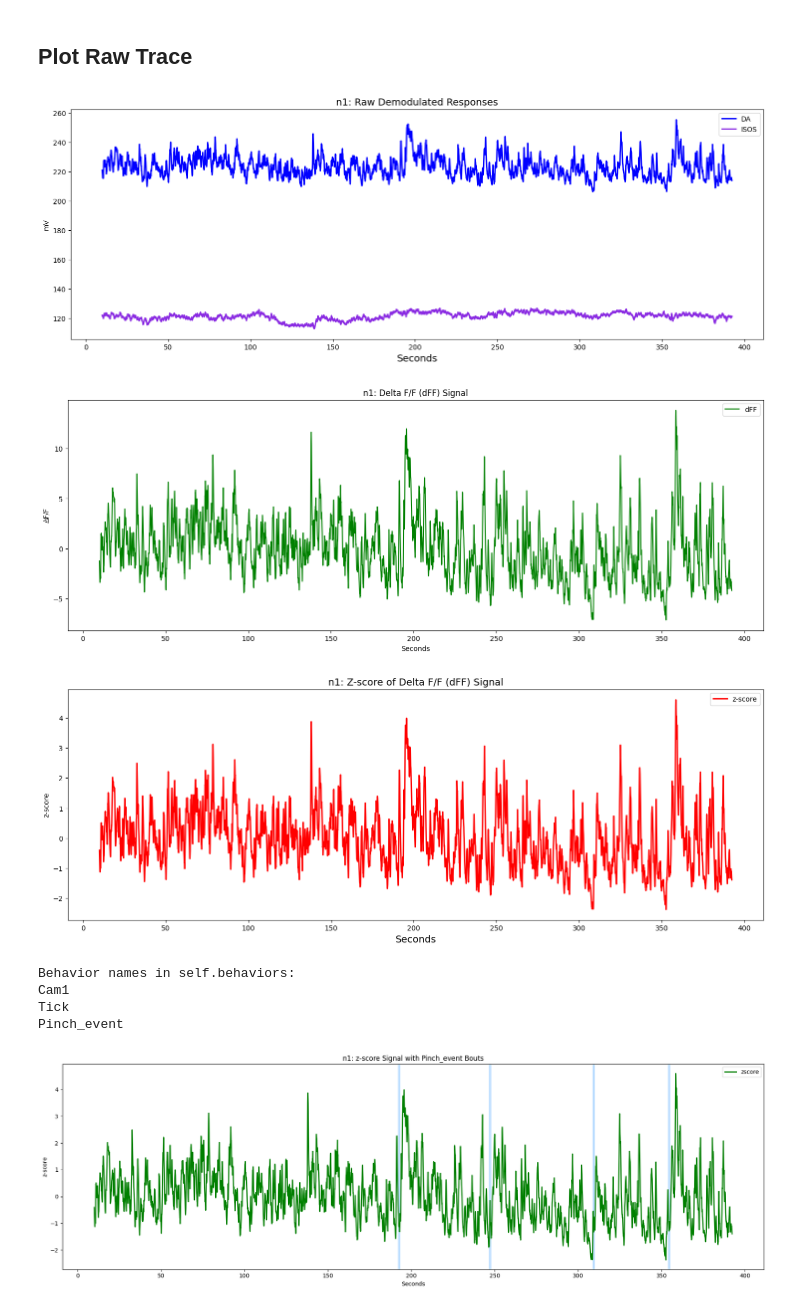
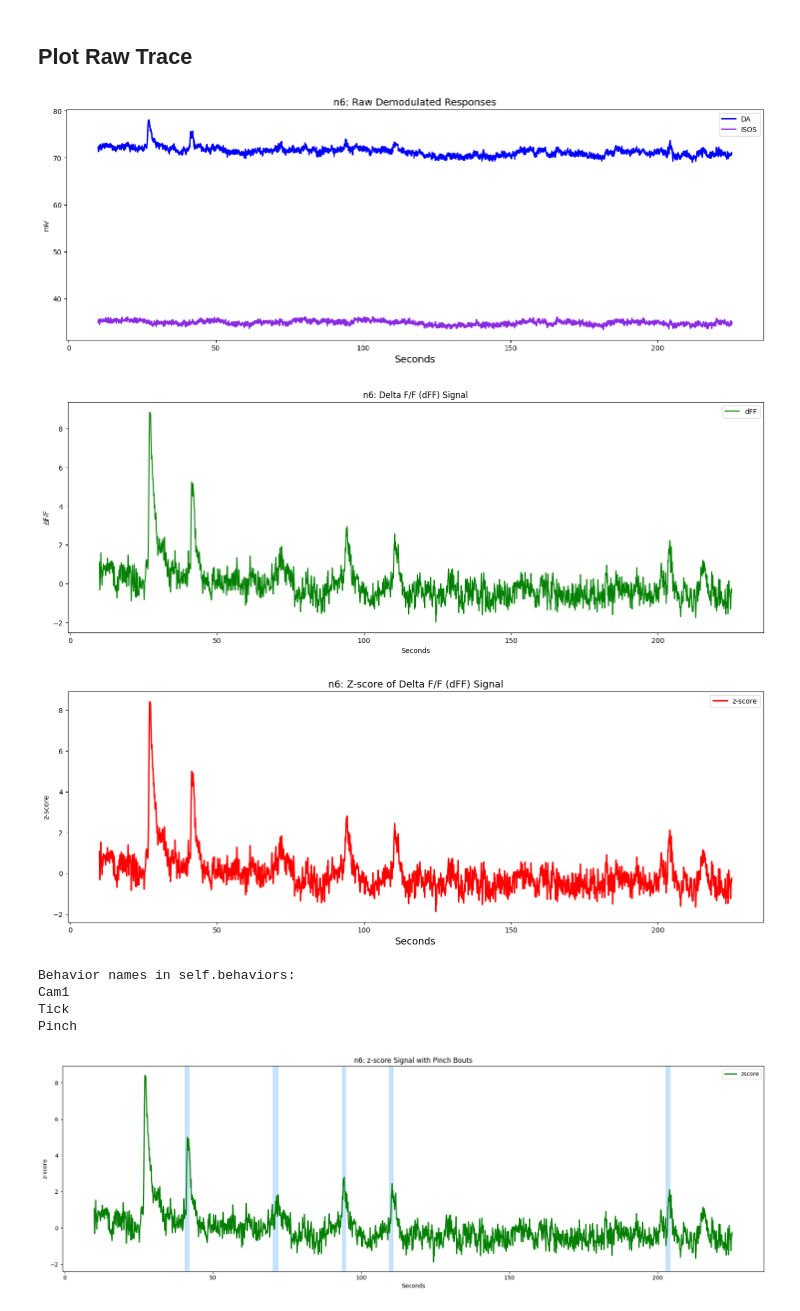
Before and after one commit to AlbertLeei/PCLAB_Photometry, a Jupyter notebook: P2_Code/class_test.ipynb, the cells around one changed output. Saved outputs shown, nothing was run; the diff lists cells and outputs as text; code cells hidden in the pictures.

```diff
--- a/P2_Code/class_test.ipynb
+++ b/P2_Code/class_test.ipynb
@@ -16,18 +16,15 @@ from tdt_class import *
 # from Single_Recording_Functions import *
 # %%
-experiment_path = r"D:\Pilot 2\Cohort 2\Synapse\Tanks\P2_2_Pinch_Test-240820-080344"
-single_recording_path = r"C:\Users\alber\OneDrive\Documents\PC_Lab\Photometry\Pilot_2\Cohort 1\Synapse\Tanks\5_6_24_Pinch_Test_P2-240506-084710\n1-240506-101729"
+single_recording_path = r"D:\Pilot 2\Cohort 2\Synapse\Tanks\P2_2_Pinch_Test-240820-080344\n6-240820-090055"
+csv_base_path = r"C:\Users\alber\OneDrive\Documents\GitHub\PCLAB_Photometry\P2_Code\08_20_24_C2_Pinch_Test\n6-240820-090055.csv"
 # %% [markdown]
 ## Bout Data from CSV
 # %%
 tdt_data = tdt.read_block(single_recording_path)
-bout_aggregated_csv_path = r"C:\Users\alber\OneDrive\Documents\GitHub\PCLAB_Photometry\P2_Code\5_6_24_C1_Pinch_Test\n1-240506-101729.csv"
-folder_path = r"C:\Users\alber\OneDrive\Documents\PC_Lab\Photometry\Pilot_2\Cohort 1\Synapse\Tanks\5_6_24_Pinch_Test_P2-240506-084710\n1-240506-101729"
+# Assuming `tdt_data` is already loaded
+tdt_data_obj = TDTData(tdt_data, single_recording_path)
 
-# Assuming `tdt_data` is already loaded
-tdt_data_obj = TDTData(tdt_data, folder_path)
-
-tdt_data_obj.extract_manual_annotation_behaviors(bout_aggregated_csv_path)
+tdt_data_obj.extract_manual_annotation_behaviors(csv_base_path)
 
 # Remove specified time range
 # tdt_data_obj.remove_time(start_time=780, end_time=921)
@@ -43,7 +40,7 @@ tdt_data_obj.verify_signal()
 # Plot raw trace
 tdt_data_obj.plot_raw_trace()
 # %% [output]
-[figure, old version]
+[figure, new version]
 # %%
 # Downsample the data
 # tdt_data_obj.downsample_data(N = 200)
@@ -53,21 +50,21 @@ tdt_data_obj.smooth_signal()
 tdt_data_obj.compute_dff()
 tdt_data_obj.plot_dff()
 # %% [output]
-[figure, old version]
+[figure, new version]
 # %%
 tdt_data_obj.compute_zscore()
 tdt_data_obj.plot_zscore()
 # %% [output]
-[figure, old version]
+[figure, new version]
 # %%
 tdt_data_obj.print_behaviors()
 # %% [output]
 Behavior names in self.behaviors:
 Cam1
 Tick
-Pinch_event
+Pinch
 # %%
 # tdt_data_obj.combine_consecutive_behaviors('', bout_time_threshold=2, min_occurrences=1)
-tdt_data_obj.plot_behavior_event('Pinch_event', plot_type='zscore')
+tdt_data_obj.plot_behavior_event('Pinch', plot_type='zscore')
 # %% [output]
-[figure, old version]
+[figure, new version]
```
Also changed, not shown: parts of 3 cells of this notebook, 3 other files.
